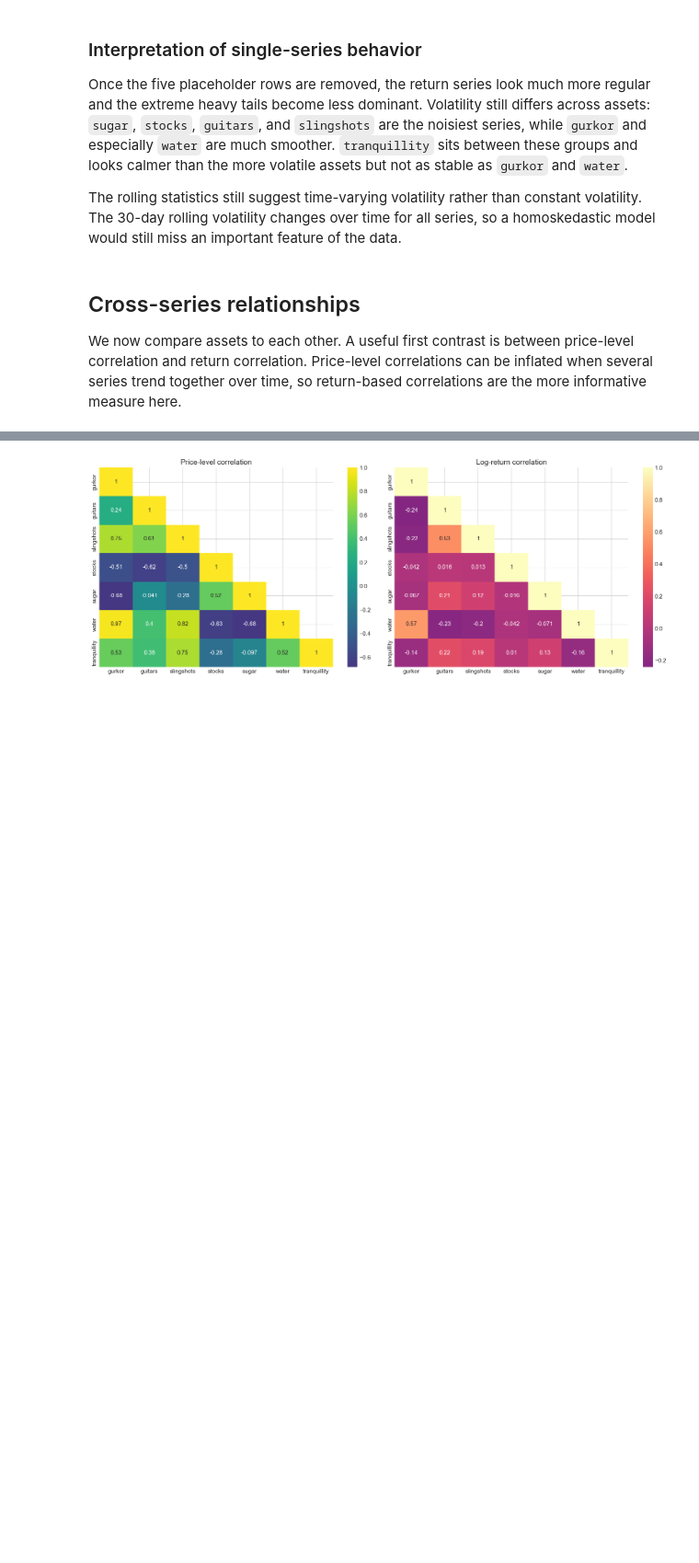
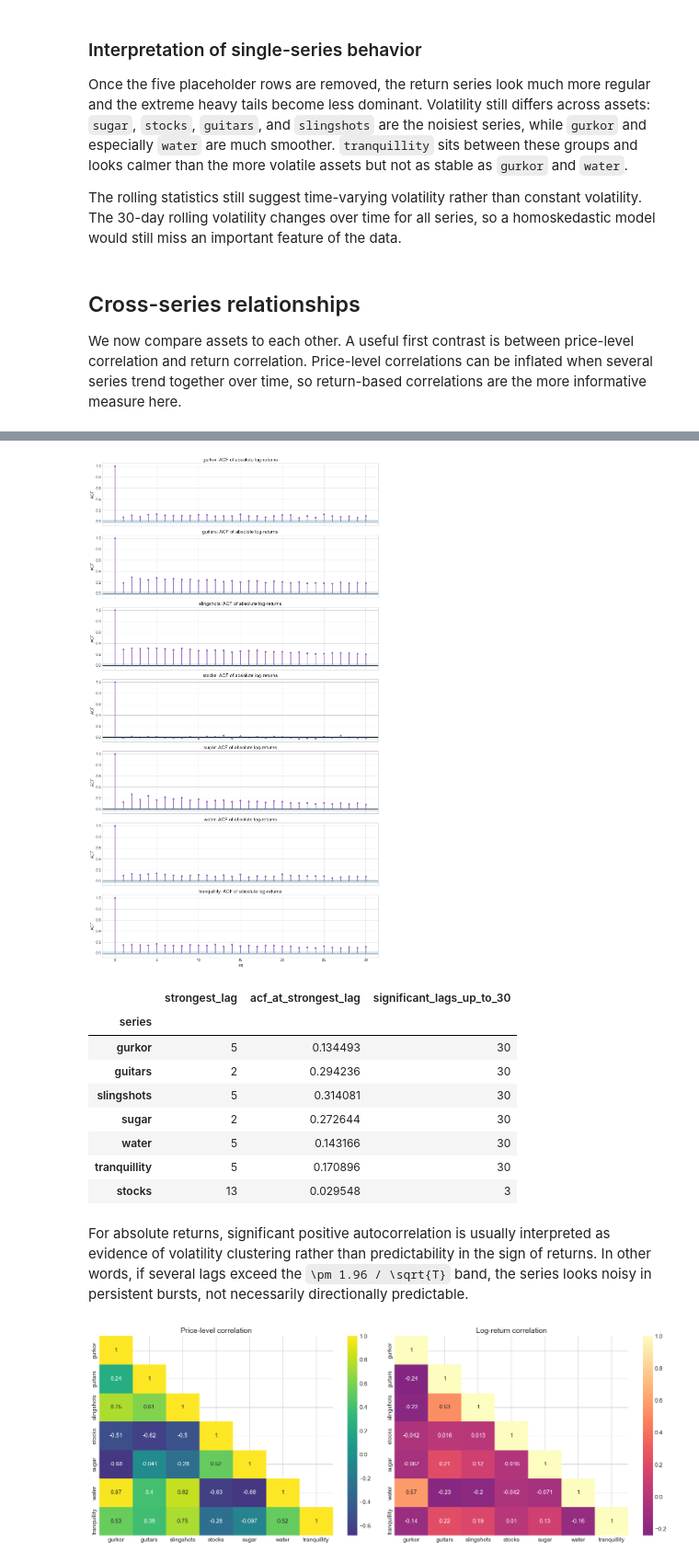
Before and after one commit to PeOll/TMS088, a Jupyter notebook: Subtasks/task1.ipynb, the cells around one changed output, grey strips where cells are left out. Shown at 92% size. Saved outputs shown, nothing was run; the diff lists cells and outputs as text; code cells hidden in the pictures; blank space fills up the shorter version.

```diff
--- a/Subtasks/task1.ipynb
+++ b/Subtasks/task1.ipynb
@@ -231,3 +237,71 @@ We now compare assets to each other. A useful first contrast is between price-le
+# %%
+def sample_acf(series, max_lag=30):
+    series = series.dropna()
+    centered = series - series.mean()
+    values = centered.to_numpy()
+
+    if len(values) <= max_lag:
+        raise ValueError("Series is too short for the requested number of lags.")
+
+    denominator = np.dot(values, values)
+    acf_values = [1.0]
+
+    for lag in range(1, max_lag + 1):
+        numerator = np.dot(values[lag:], values[:-lag])
+        acf_values.append(numerator / denominator)
+
+    return np.array(acf_values)
+
+
+max_lag = 30
+lags = np.arange(max_lag + 1)
+fig, axes = plt.subplots(len(log_returns.columns), 1, figsize=(12, 3 * len(log_returns.columns)), sharex=True)
+
+for ax, column in zip(np.atleast_1d(axes), log_returns.columns):
+    series = np.abs(log_returns[column].dropna())
+    acf_values = sample_acf(series, max_lag=max_lag)
+    confidence_band = 1.96 / np.sqrt(len(series))
+
+    ax.axhline(0, color="black", linewidth=1)
+    ax.axhspan(-confidence_band, confidence_band, color="tab:blue", alpha=0.15)
+    ax.vlines(lags, 0, acf_values, color="tab:purple", linewidth=2)
+    ax.scatter(lags, acf_values, color="tab:purple", s=18)
+    ax.set_title(f"{column}: ACF of absolute log-returns")
+    ax.set_ylabel("ACF")
+
+np.atleast_1d(axes)[-1].set_xlabel("lag")
+plt.tight_layout()
+plt.show()
+
+acf_summary = []
+for column in log_returns.columns:
+    series = np.abs(log_returns[column].dropna())
+    acf_values = sample_acf(series, max_lag=max_lag)
+    confidence_band = 1.96 / np.sqrt(len(series))
+    significant_lags = [lag for lag in range(1, max_lag + 1) if abs(acf_values[lag]) > confidence_band]
+    strongest_lag = int(np.argmax(np.abs(acf_values[1:])) + 1)
+
+    acf_summary.append({
+        "series": column,
+        "strongest_lag": strongest_lag,
+        "acf_at_strongest_lag": acf_values[strongest_lag],
+        "significant_lags_up_to_30": len(significant_lags)
+    })
+
+pd.DataFrame(acf_summary).set_index("series").sort_values("significant_lags_up_to_30", ascending=False)
+# %% [output]
+[figure, added]
+|  | strongest_lag | acf_at_strongest_lag | significant_lags_up_to_30 |
+| series |  |  |  |
+| gurkor | 5 | 0.134493 | 30 |
+| guitars | 2 | 0.294236 | 30 |
+| slingshots | 5 | 0.314081 | 30 |
+| sugar | 2 | 0.272644 | 30 |
+| water | 5 | 0.143166 | 30 |
+| tranquillity | 5 | 0.170896 | 30 |
+| stocks | 13 | 0.029548 | 3 |
+# %% [markdown]
+For absolute returns, significant positive autocorrelation is usually interpreted as evidence of volatility clustering rather than predictability in the sign of returns. In other words, if several lags exceed the `\pm 1.96 / \sqrt{T}` band, the series looks noisy in persistent bursts, not necessarily directionally predictable.
 # %%
 price_correlation = prices.corr()
 log_return_correlation = log_returns.corr()
```
Also changed, not shown: parts of 1 cell of this notebook.
